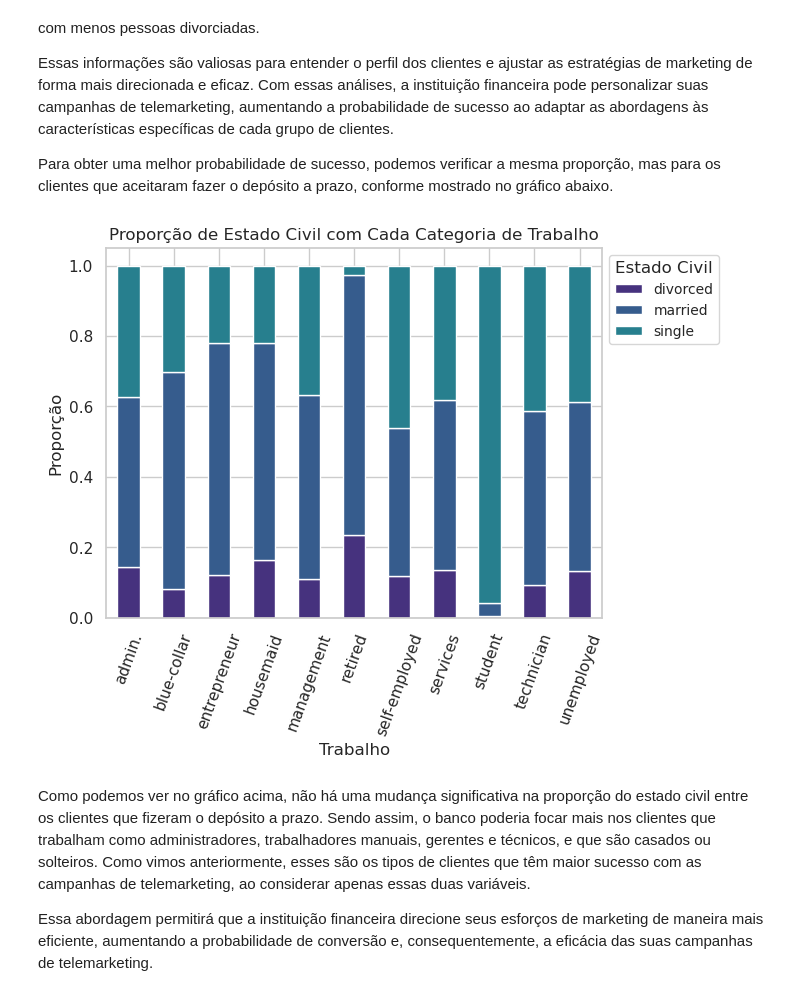
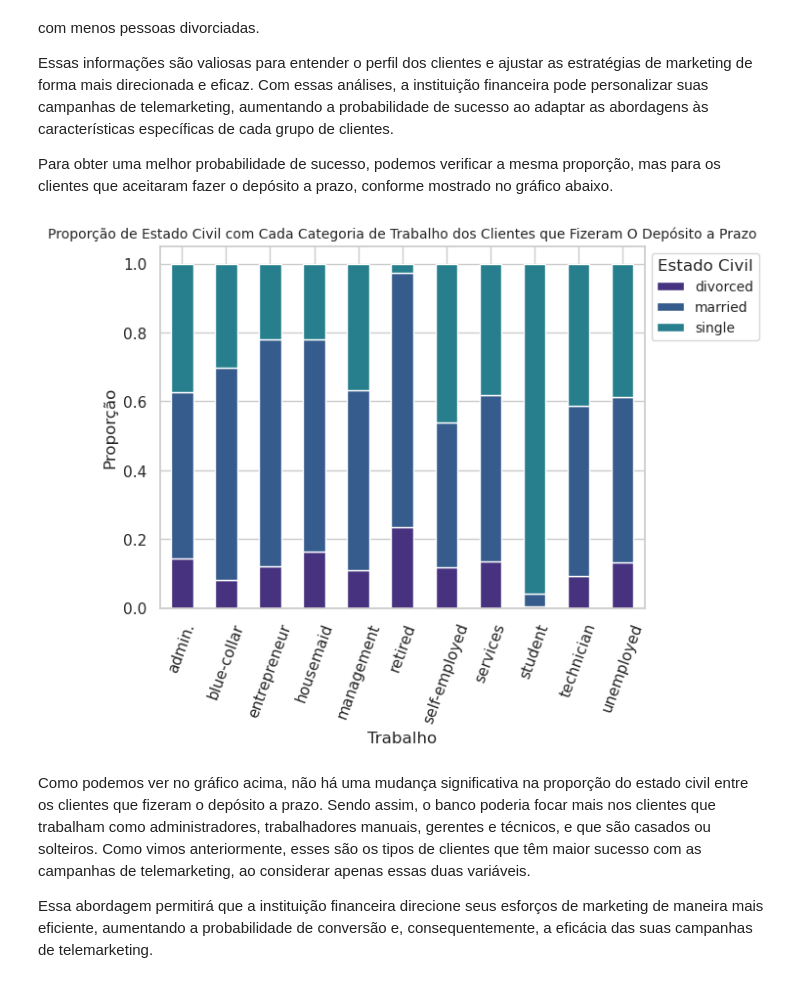
Before and after one commit to gabrieldadcarvalho/machine_learning, a Jupyter notebook: pjt_final/data_understanding.ipynb, the cells around one changed output. Drawn from its saved outputs; the diff is of its cells as text; code cells hidden in the pictures.

```diff
--- a/pjt_final/data_understanding.ipynb
+++ b/pjt_final/data_understanding.ipynb
@@ -383,21 +383,21 @@ Essas informações são valiosas para entender o perfil dos clientes e ajustar
 
 Para obter uma melhor probabilidade de sucesso, podemos verificar a mesma proporção, mas para os clientes que aceitaram fazer o depósito a prazo, conforme mostrado no gráfico abaixo.
 # %%
-#Criando uma tabela cruzada
+#Criando uma tabela cruzada dos clientes que aceitaram o produto
 job_marital_y_counts = pd.crosstab(X[y.values == 'yes']['job'], X[y.values == 'yes']['marital'])
 job_marital_y_counts_normalized = job_marital_y_counts.div(job_marital_y_counts.sum(axis=1), axis=0)
 
-# Plotar gráfico de mosaico
+# Plotar gráfico de proporção dos clientes que aceitaram o produto
 sns.set_theme(style="whitegrid", palette='viridis')
 job_marital_y_counts_normalized.plot(kind='bar', stacked=True)
 plt.xlabel('Trabalho')
 plt.ylabel('Proporção')
-plt.title('Proporção de Estado Civil com Cada Categoria de Trabalho')
+plt.title('Proporção de Estado Civil com Cada Categoria de Trabalho dos Clientes que Fizeram O Depósito a Prazo', fontsize=10)
 plt.legend(title='Estado Civil', bbox_to_anchor=(1, 1), loc='upper left', fontsize='small')
 plt.xticks(rotation=70)
 plt.show()
 # %% [output]
-[figure, old version]
+[figure, new version]
 # %% [markdown]
 Como podemos ver no gráfico acima, não há uma mudança significativa na proporção do estado civil entre os clientes que fizeram o depósito a prazo. Sendo assim, o banco poderia focar mais nos clientes que trabalham como administradores, trabalhadores manuais, gerentes e técnicos, e que são casados ou solteiros. Como vimos anteriormente, esses são os tipos de clientes que têm maior sucesso com as campanhas de telemarketing, ao considerar apenas essas duas variáveis.
 
```
Also changed, not shown: parts of 11 cells of this notebook.
